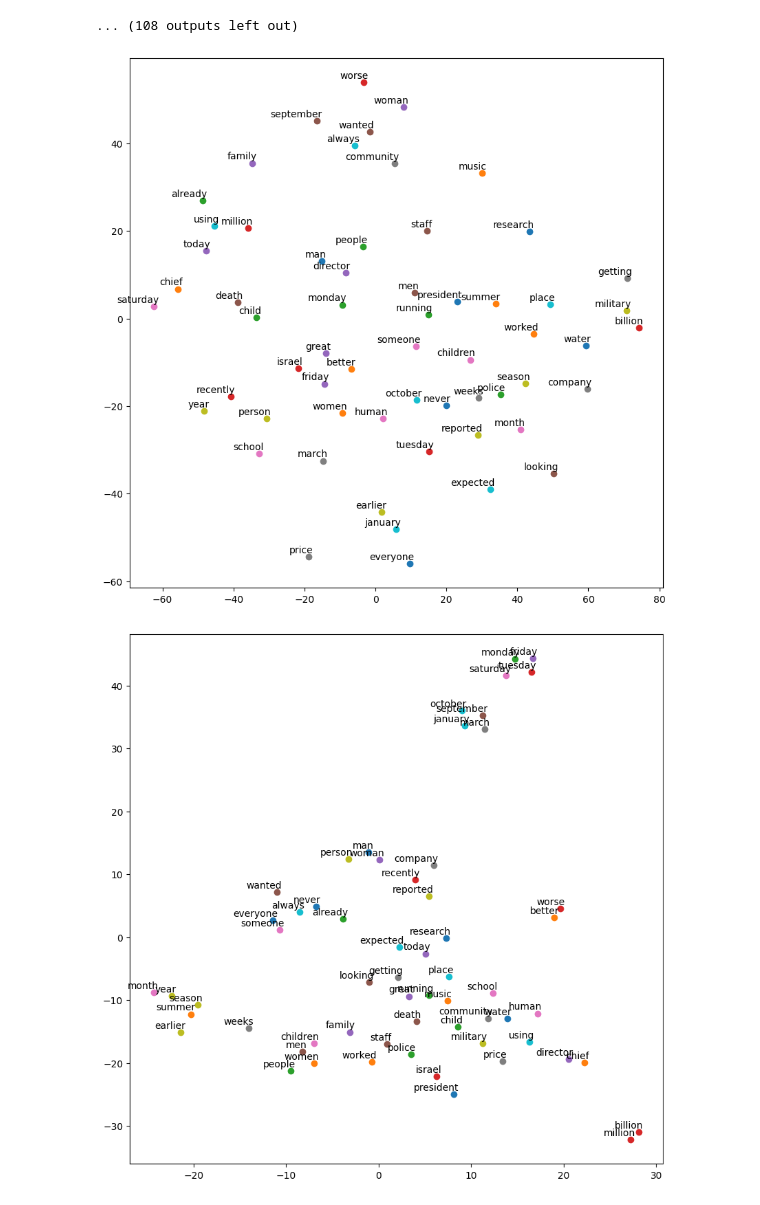
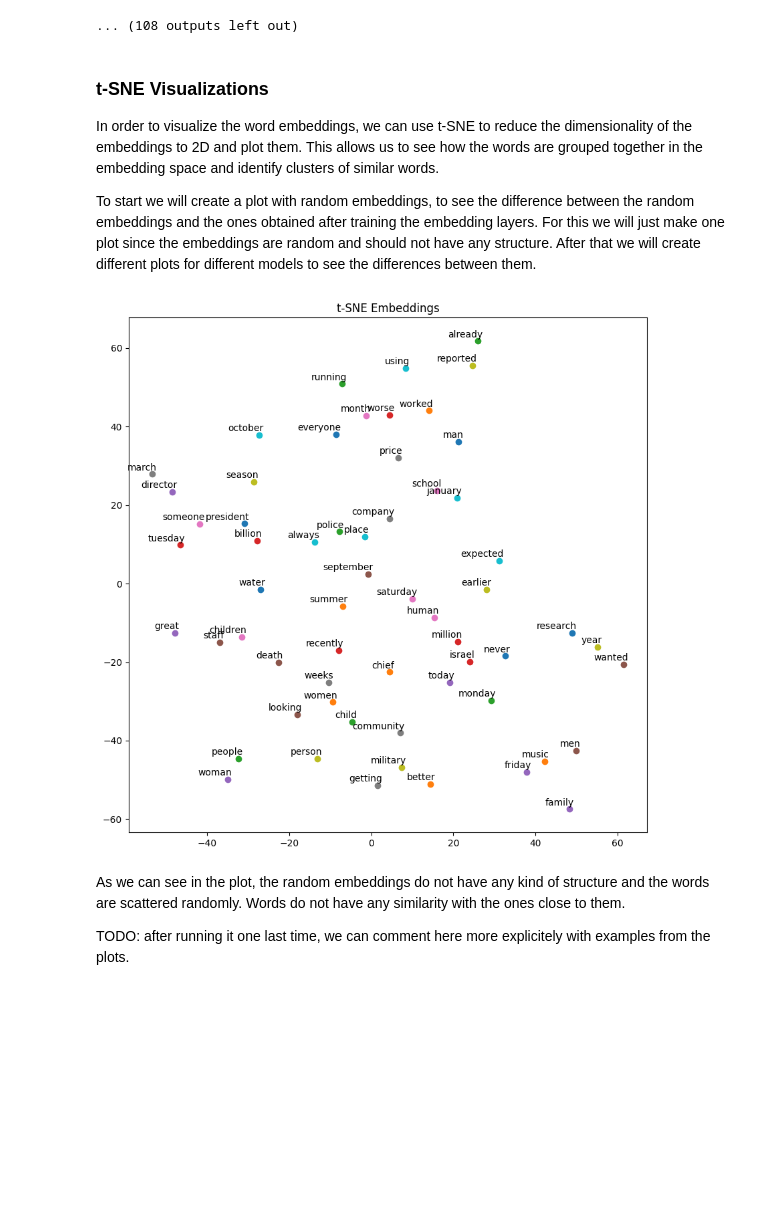
Before and after one commit to daniiprietoo/LM-project, a Jupyter notebook: LM_Practice.ipynb, the cells around one changed output. Cells and saved outputs as stored; diff of their text form; code cells hidden in the pictures; blank space fills up the shorter version.

```diff
--- a/LM_Practice.ipynb
+++ b/LM_Practice.ipynb
@@ -355,14 +353,20 @@ Target word: september
 | #9 | august (0.90) | august (0.87) | august (0.87) | friday (0.93) | monday (0.92) | wednesday (0.89) | 23 (0.87) | wednesday (0.82) | ... |
 | #10 | november (0.88) | november (0.85) | november (0.83) | monday (0.93) | tuesday (0.92) | thursday (0.89) | tuesday (0.87) | january (0.81) | ... |
 ... (108 outputs left out)
+# %% [markdown]
+### t-SNE Visualizations
+
+In order to visualize the word embeddings, we can use t-SNE to reduce the dimensionality of the embeddings to 2D and plot them. This allows us to see how the words are grouped together in the embedding space and identify clusters of similar words.
+
+To start we will create a plot with random embeddings, to see the difference between the random embeddings and the ones obtained after training the embedding layers. For this we will just make one plot since the embeddings are random and should not have any structure. After that we will create different plots for different models to see the differences between them.
 # %%
-# 1. Visualization BEFORE training (Initialize random embeddings of the same shape)
+# Visualization BEFORE training -> random embeddings
 untrained_embeddings = np.random.randn(*trained_embeddings.shape)
 visualize_tsne_embeddings(target_words, untrained_embeddings, word_to_index)
-
-# 2. Visualization AFTER training
-visualize_tsne_embeddings(target_words, trained_embeddings, word_to_index)
 # %% [output]
-[figure, old version]
+[figure, new version]
-[figure, removed]
+# %% [markdown]
+As we can see in the plot, the random embeddings do not have any kind of structure and the words are scattered randomly. Words do not have any similarity with the ones close to them.
+
+TODO: after running it one last time, we can comment here more explicitely with examples from the plots.
 # %%
```
Also changed, not shown: parts of 9 cells of this notebook, 10 other files.
